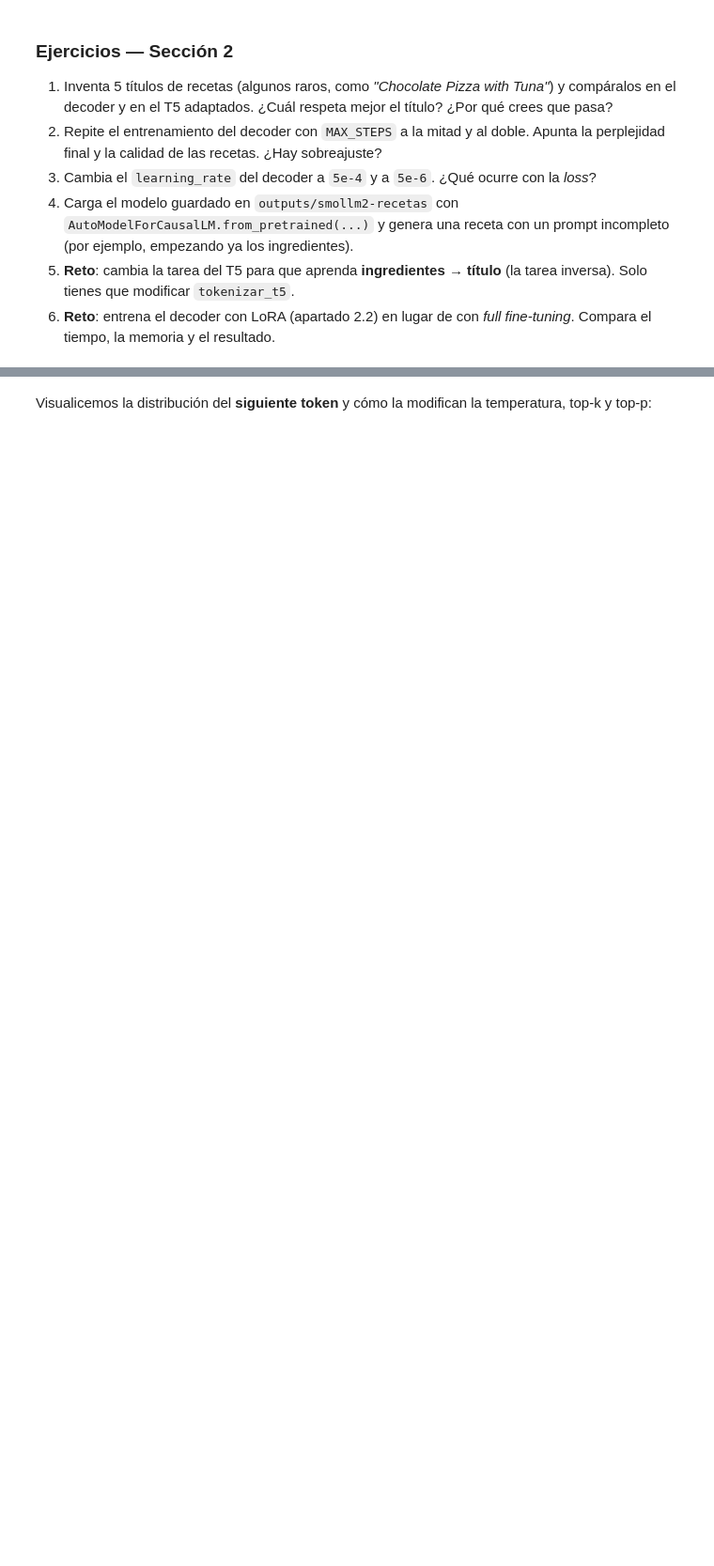
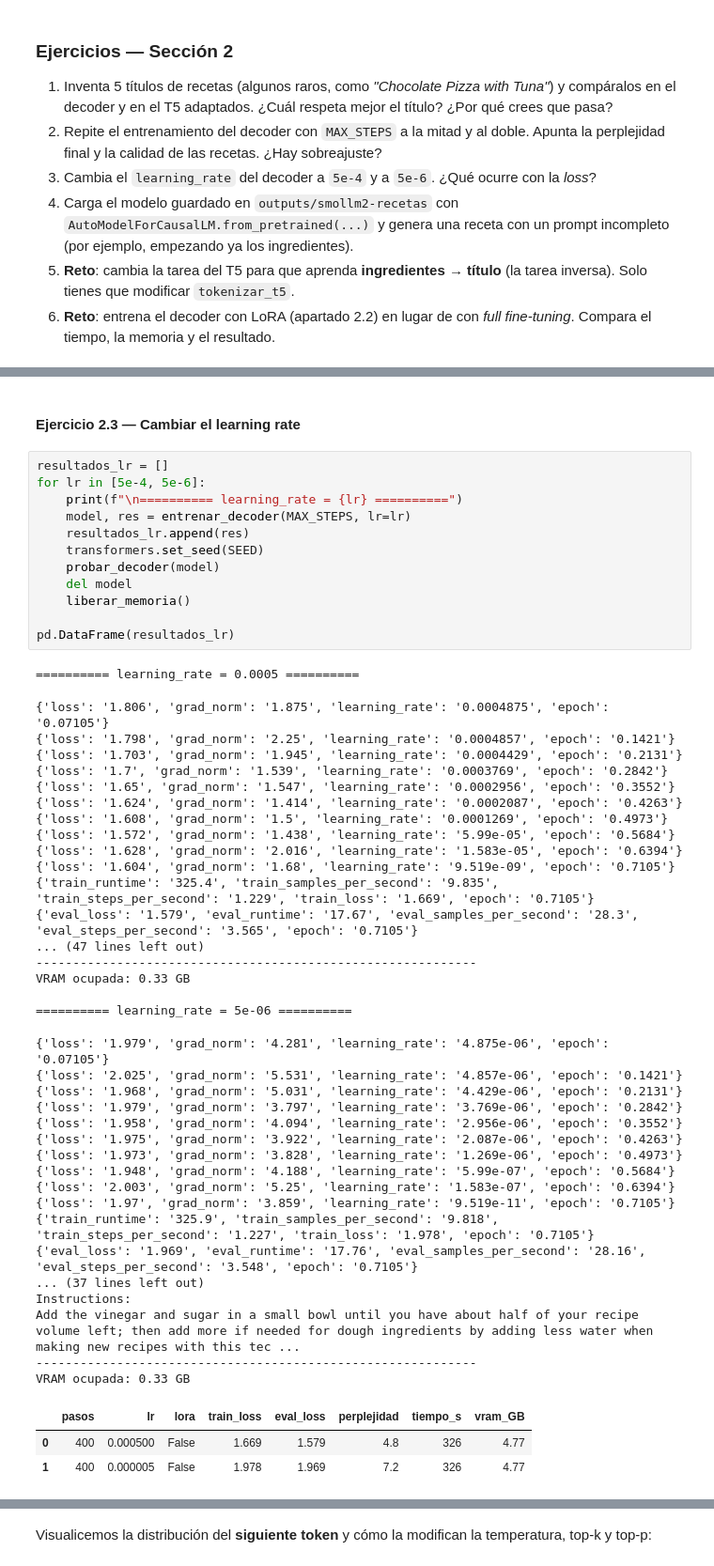
Before and after one commit to ai-somorrostro/reto_1_1-2627-llm_introduction, a Jupyter notebook: llm_fundamentos.ipynb, the cells around one changed output, grey strips where cells are left out. Shown at 94% size. Cells and saved outputs as stored; diff of their text form; blank space fills up the shorter version.

```diff
--- a/llm_fundamentos.ipynb
+++ b/llm_fundamentos.ipynb
@@ -629,0 +1207,53 @@ liberar_memoria()
+# %% [markdown]
+#### Ejercicio 2.3 — Cambiar el learning rate
+# %%
+resultados_lr = []
+for lr in [5e-4, 5e-6]:
+    print(f"\n========== learning_rate = {lr} ==========")
+    model, res = entrenar_decoder(MAX_STEPS, lr=lr)
+    resultados_lr.append(res)
+    transformers.set_seed(SEED)
+    probar_decoder(model)
+    del model
+    liberar_memoria()
+
+pd.DataFrame(resultados_lr)
+# %% [output]
+========== learning_rate = 0.0005 ==========
+{'loss': '1.806', 'grad_norm': '1.875', 'learning_rate': '0.0004875', 'epoch': '0.07105'}
+{'loss': '1.798', 'grad_norm': '2.25', 'learning_rate': '0.0004857', 'epoch': '0.1421'}
+{'loss': '1.703', 'grad_norm': '1.945', 'learning_rate': '0.0004429', 'epoch': '0.2131'}
+{'loss': '1.7', 'grad_norm': '1.539', 'learning_rate': '0.0003769', 'epoch': '0.2842'}
+{'loss': '1.65', 'grad_norm': '1.547', 'learning_rate': '0.0002956', 'epoch': '0.3552'}
+{'loss': '1.624', 'grad_norm': '1.414', 'learning_rate': '0.0002087', 'epoch': '0.4263'}
+{'loss': '1.608', 'grad_norm': '1.5', 'learning_rate': '0.0001269', 'epoch': '0.4973'}
+{'loss': '1.572', 'grad_norm': '1.438', 'learning_rate': '5.99e-05', 'epoch': '0.5684'}
+{'loss': '1.628', 'grad_norm': '2.016', 'learning_rate': '1.583e-05', 'epoch': '0.6394'}
+{'loss': '1.604', 'grad_norm': '1.68', 'learning_rate': '9.519e-09', 'epoch': '0.7105'}
+{'train_runtime': '325.4', 'train_samples_per_second': '9.835', 'train_steps_per_second': '1.229', 'train_loss': '1.669', 'epoch': '0.7105'}
+{'eval_loss': '1.579', 'eval_runtime': '17.67', 'eval_samples_per_second': '28.3', 'eval_steps_per_second': '3.565', 'epoch': '0.7105'}
+... (47 lines left out)
+------------------------------------------------------------
+VRAM ocupada: 0.33 GB
+
+========== learning_rate = 5e-06 ==========
+{'loss': '1.979', 'grad_norm': '4.281', 'learning_rate': '4.875e-06', 'epoch': '0.07105'}
+{'loss': '2.025', 'grad_norm': '5.531', 'learning_rate': '4.857e-06', 'epoch': '0.1421'}
+{'loss': '1.968', 'grad_norm': '5.031', 'learning_rate': '4.429e-06', 'epoch': '0.2131'}
+{'loss': '1.979', 'grad_norm': '3.797', 'learning_rate': '3.769e-06', 'epoch': '0.2842'}
+{'loss': '1.958', 'grad_norm': '4.094', 'learning_rate': '2.956e-06', 'epoch': '0.3552'}
+{'loss': '1.975', 'grad_norm': '3.922', 'learning_rate': '2.087e-06', 'epoch': '0.4263'}
+{'loss': '1.973', 'grad_norm': '3.828', 'learning_rate': '1.269e-06', 'epoch': '0.4973'}
+{'loss': '1.948', 'grad_norm': '4.188', 'learning_rate': '5.99e-07', 'epoch': '0.5684'}
+{'loss': '2.003', 'grad_norm': '5.25', 'learning_rate': '1.583e-07', 'epoch': '0.6394'}
+{'loss': '1.97', 'grad_norm': '3.859', 'learning_rate': '9.519e-11', 'epoch': '0.7105'}
+{'train_runtime': '325.9', 'train_samples_per_second': '9.818', 'train_steps_per_second': '1.227', 'train_loss': '1.978', 'epoch': '0.7105'}
+{'eval_loss': '1.969', 'eval_runtime': '17.76', 'eval_samples_per_second': '28.16', 'eval_steps_per_second': '3.548', 'epoch': '0.7105'}
+... (37 lines left out)
+Instructions:
+Add the vinegar and sugar in a small bowl until you have about half of your recipe volume left; then add more if needed for dough ingredients by adding less water when making new recipes with this tec ...
+------------------------------------------------------------
+VRAM ocupada: 0.33 GB
+|  | pasos | lr | lora | train_loss | eval_loss | perplejidad | tiempo_s | vram_GB |
+| 0 | 400 | 0.000500 | False | 1.669 | 1.579 | 4.8 | 326 | 4.77 |
+| 1 | 400 | 0.000005 | False | 1.978 | 1.969 | 7.2 | 326 | 4.77 |
```
Also changed, not shown: parts of 143 cells of this notebook.
